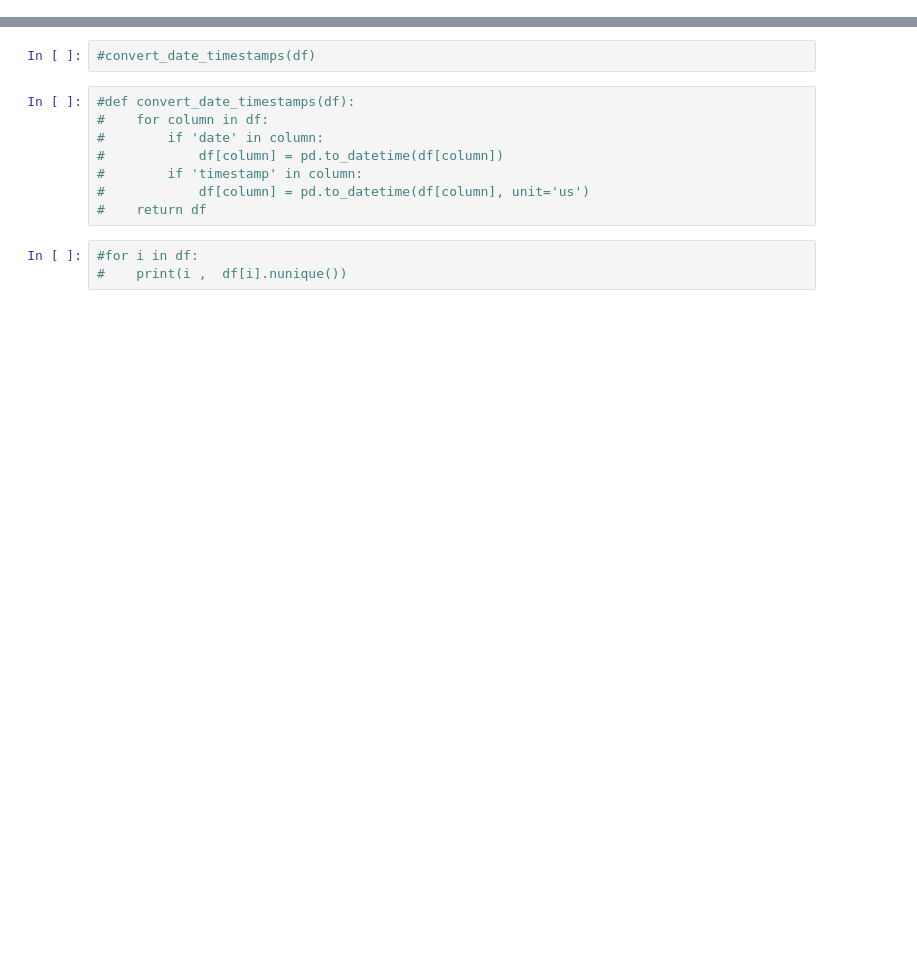
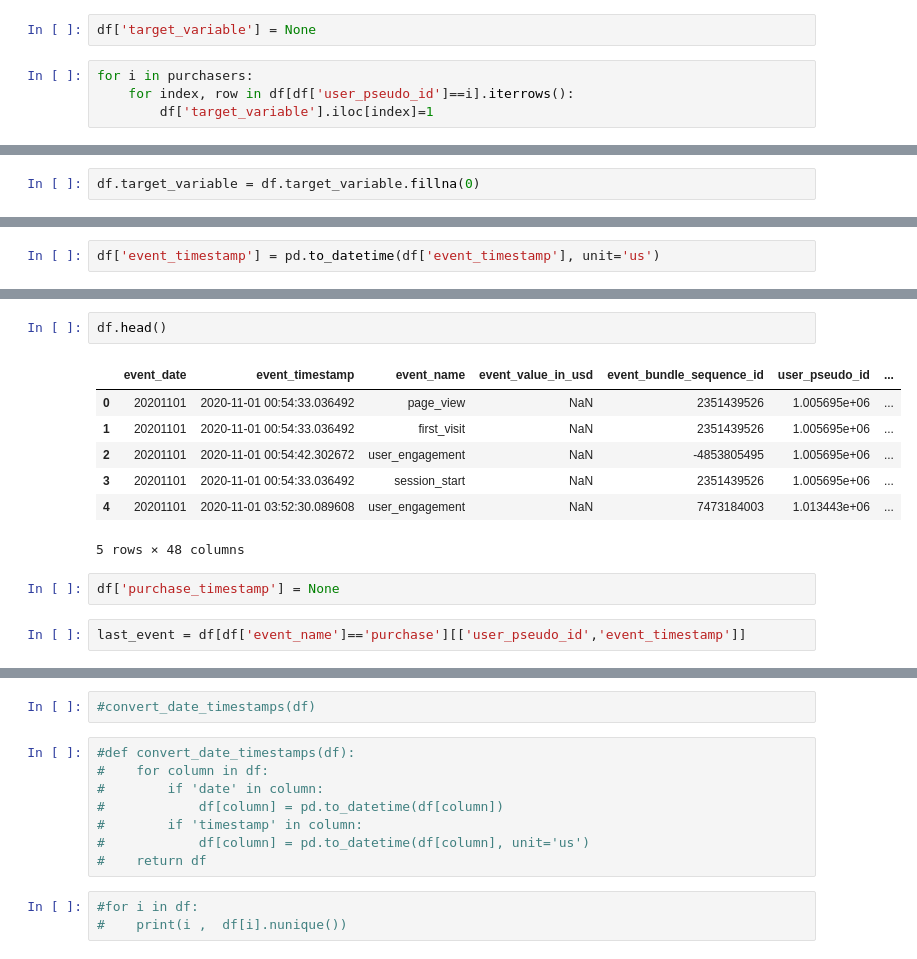
Before and after one commit to alexhalenke/Predicting_Purchase_Intention, a Jupyter notebook: notebooks/notebook_Alex.ipynb, the cells around one changed output, grey strips where cells are left out. Drawn from its saved outputs; the diff is of its cells as text; blank space fills up the shorter version.

```diff
--- a/notebooks/notebook_Alex.ipynb
+++ b/notebooks/notebook_Alex.ipynb
@@ -29,0 +76,6 @@ df = get_raw_data(project='wagon-bootcamp-6515',
+# %%
+df['target_variable'] = None
+# %%
+for i in purchasers:
+    for index, row in df[df['user_pseudo_id']==i].iterrows():
+        df['target_variable'].iloc[index]=1
@@ -29,0 +87,2 @@ df = get_raw_data(project='wagon-bootcamp-6515',
+# %%
+df.target_variable = df.target_variable.fillna(0)
@@ -29,0 +121,2 @@ df = get_raw_data(project='wagon-bootcamp-6515',
+# %%
+df['event_timestamp'] = pd.to_datetime(df['event_timestamp'], unit='us')
@@ -29,0 +138,14 @@ df = get_raw_data(project='wagon-bootcamp-6515',
+# %%
+df.head()
+# %% [output]
+|  | event_date | event_timestamp | event_name | event_value_in_usd | event_bundle_sequence_id | user_pseudo_id | ... |
+| 0 | 20201101 | 2020-11-01 00:54:33.036492 | page_view | NaN | 2351439526 | 1.005695e+06 | ... |
+| 1 | 20201101 | 2020-11-01 00:54:33.036492 | first_visit | NaN | 2351439526 | 1.005695e+06 | ... |
+| 2 | 20201101 | 2020-11-01 00:54:42.302672 | user_engagement | NaN | -4853805495 | 1.005695e+06 | ... |
+| 3 | 20201101 | 2020-11-01 00:54:33.036492 | session_start | NaN | 2351439526 | 1.005695e+06 | ... |
+| 4 | 20201101 | 2020-11-01 03:52:30.089608 | user_engagement | NaN | 7473184003 | 1.013443e+06 | ... |
+5 rows × 48 columns
+# %%
+df['purchase_timestamp'] = None
+# %%
+last_event = df[df['event_name']=='purchase'][['user_pseudo_id','event_timestamp']]
```
Also changed, not shown: parts of 37 cells of this notebook.
